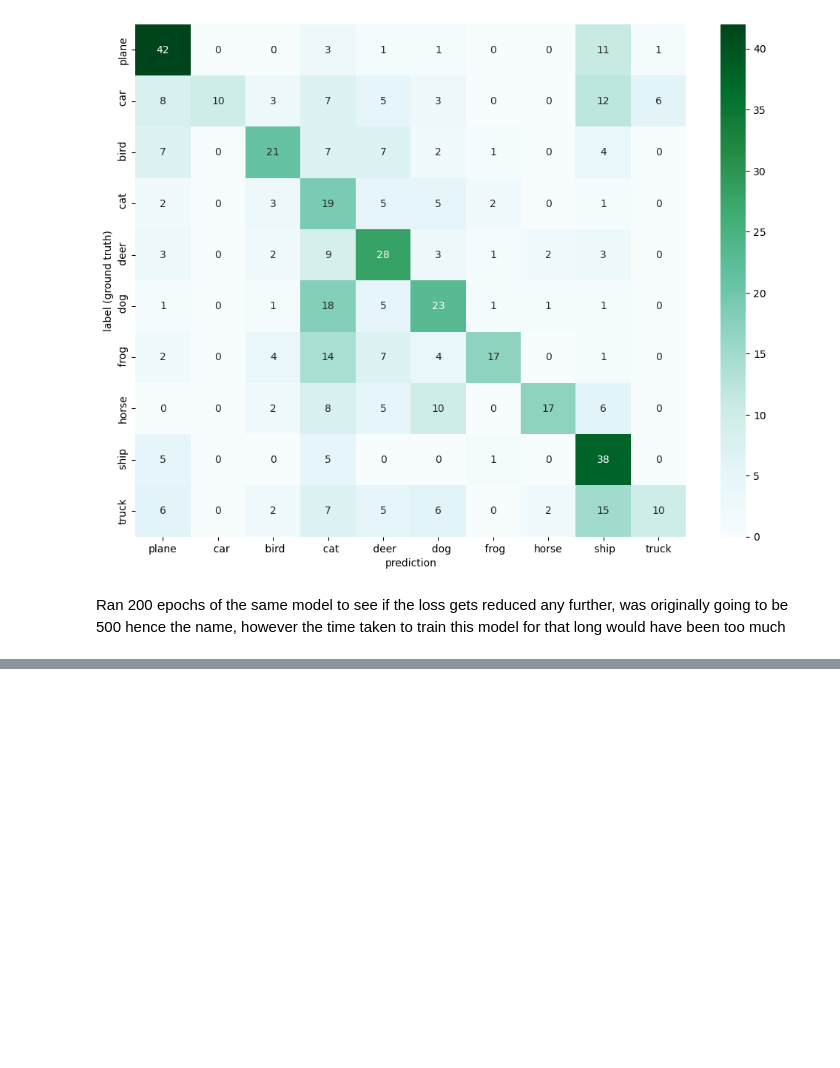
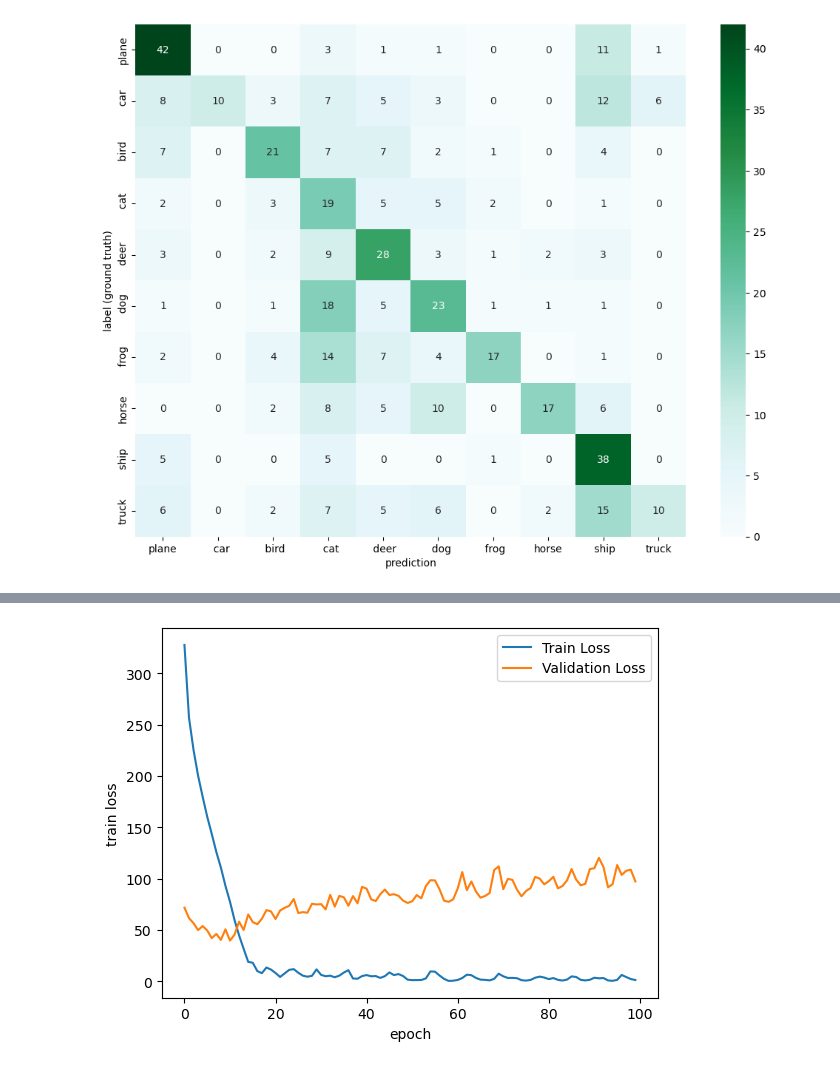
Before and after one commit to Starkillxr/AINT515, a Jupyter notebook: src/task_2.ipynb, the cells around one changed output, grey strips where cells are left out. Saved outputs shown, nothing was run; the diff lists cells and outputs as text; code cells hidden in the pictures; blank space fills up the shorter version.

```diff
--- a/src/task_2.ipynb
+++ b/src/task_2.ipynb
@@ -1185,10 +1189,43 @@ plt.show()
 # %% [output]
 Test accuracy: 4389/10000 =  43.890%
 [figure]
-# %% [markdown]
-Ran 200 epochs of the same model to see if the loss gets reduced any further, was originally going to be 500 hence the name, however the time taken to train this model for that long would have been too much
+# %%
+model = nn.Sequential(
+    nn.Conv2d(3,128*2,3, padding = 1),
+    nn.BatchNorm2d(128*2),
+    nn.ReLU(),
+    nn.Conv2d(128*2,256*2,3, padding = 1),
+    nn.BatchNorm2d(256*2),
+    nn.ReLU(),
+    nn.MaxPool2d(kernel_size=2),
+    nn.Conv2d(256*2,256*2,3, padding = 1),
+    nn.BatchNorm2d(256*2),
+    nn.ReLU(),
+    nn.Conv2d(256*2,256*2,3, padding = 1),
+    nn.BatchNorm2d(256*2),
+    nn.ReLU(),
+    nn.Conv2d(256*2,512*2,3,padding=1),
+    nn.BatchNorm2d(512*2),
+    nn.ReLU(),
+    nn.MaxPool2d(kernel_size=2),
+    nn.Conv2d(512*2,1024*2,3,padding =1),
+    nn.BatchNorm2d(1024*2),
+    nn.ReLU(),
+    nn.MaxPool2d(kernel_size=2),
+    nn.Conv2d(1024*2, 1024*2,3, padding = 1),
+    nn.BatchNorm2d(1024*2),
+    nn.ReLU(),
+    nn.Conv2d(1024*2,1024*2,3, padding = 1),
+    nn.BatchNorm2d(1024*2),
+    nn.ReLU(),
+    nn.MaxPool2d(kernel_size=4),
+    Flatten(),
+    nn.Linear(1024*2,10),
+)
 # %%
-modelv5Results500 = trainNetwork(model, lossfunc, trainloader,valloader, scorefuncs={'accuracy': accuracy_score}, epochs=200)
+lossfunc = nn.CrossEntropyLoss()
+modelfinal = trainNetwork(model, lossfunc, trainloader, valloader,  scorefuncs={'accuracy': accuracy_score}, epochs=100)
 # %%
-sns.lineplot(x='epoch', y = 'train loss', data=modelv5Results500, label = 'Train Loss')
-sns.lineplot(x = 'epoch', y = 'val loss', data = modelv5Results500, label = 'Validation Loss')
+sns.lineplot(x='epoch', y = 'train loss', data=modelfinal, label = 'Train Loss')
+sns.lineplot(x = 'epoch', y = 'val loss', data = modelfinal,label = 'Validation Loss')
+# %% [output]
@@ -1194,0 +1233 @@ sns.lineplot(x = 'epoch', y = 'val loss', data = modelv5Results500, label = 'Val
+[figure, added]
```
Also changed, not shown: parts of 10 cells of this notebook.
